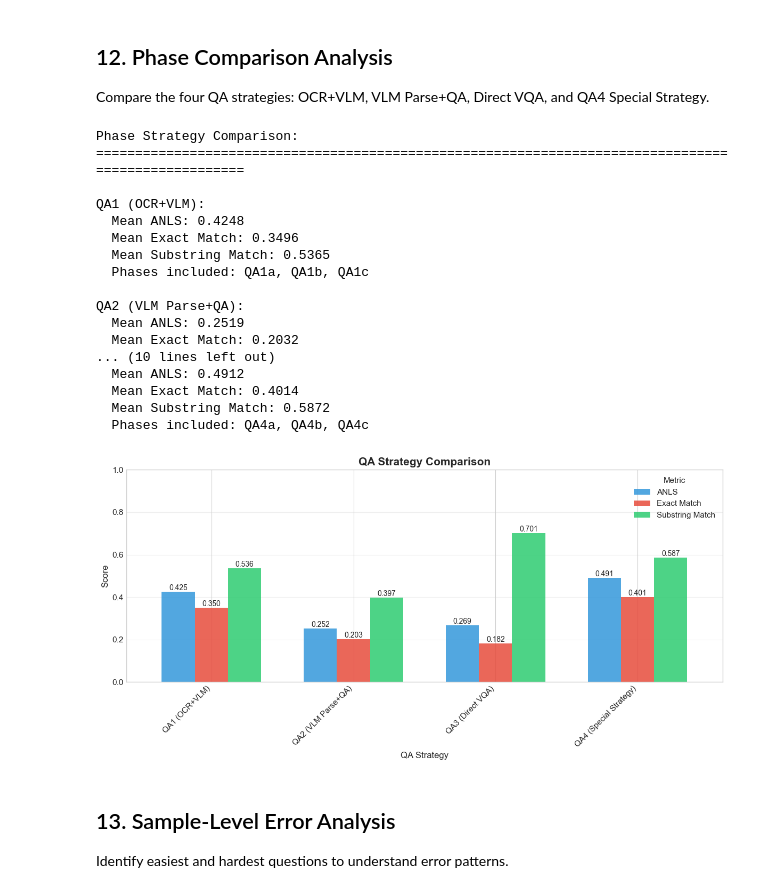
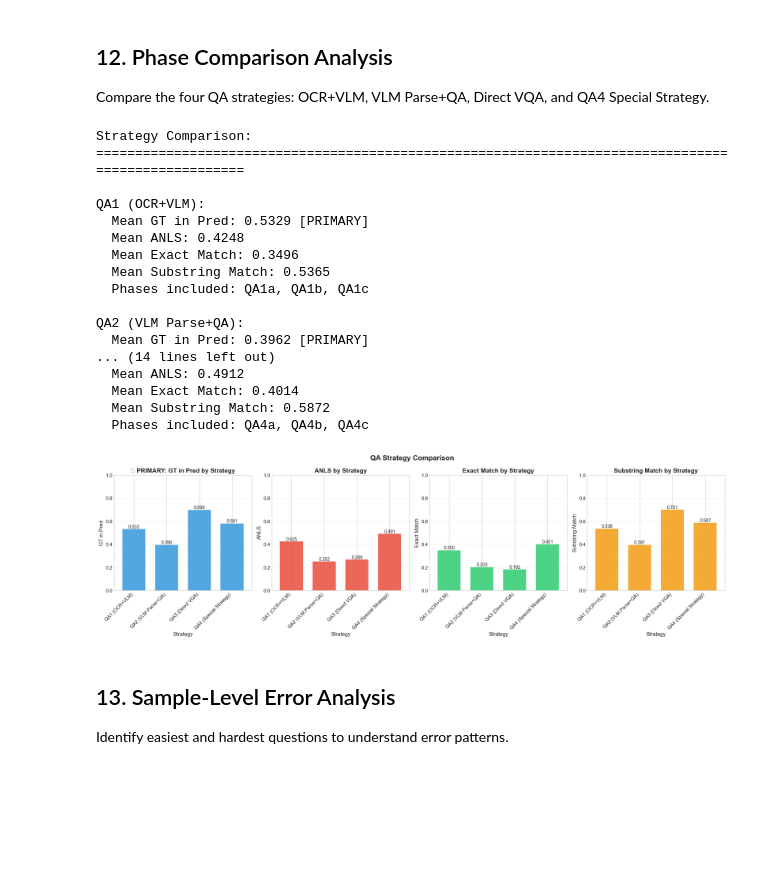
Before and after one commit to kenza-ily/disco, a Jupyter notebook: ocr_vs_vlm/results/4_notebooks/by_dataset/qa_infographicvqa.ipynb, the cells around one changed output. Cells and saved outputs as stored; diff of their text form; code cells hidden in the pictures; blank space fills up the shorter version.

```diff
--- a/ocr_vs_vlm/results/4_notebooks/by_dataset/qa_infographicvqa.ipynb
+++ b/ocr_vs_vlm/results/4_notebooks/by_dataset/qa_infographicvqa.ipynb
@@ -837,7 +882,7 @@ print("Calculating per-sample metrics for box plots (using only valid rows)...")
 for phase, df in phase_dfs.items():
     pred_cols = [col for col in df.columns if col.startswith('prediction_')]
 
-    for pred_col in tqdm(pred_cols, desc=f"Phase {phase}", leave=False):
+    for pred_col in tqdm(pred_cols, desc=f"Strategy {phase}", leave=False):
         model = pred_col.replace('prediction_', '')
         err_col = f'error_{model}'
 
@@ -853,7 +898,7 @@ for phase, df in phase_dfs.items():
             )
 
             sample_metrics_data.append({
-                'Phase': phase,
+                'Strategy': phase,
                 'Model': model,
                 'GT in Pred': metrics['gt_in_pred'],  # PRIMARY METRIC
                 'ANLS': metrics['anls'],
@@ -881,7 +926,7 @@ for idx, metric in enumerate(metrics_for_boxplot):
         ordered=True
     )
 
-    sns.boxplot(data=sample_metrics_df_sorted, x='Model', y=metric, hue='Phase', ax=ax, palette='Set2')
+    sns.boxplot(data=sample_metrics_df_sorted, x='Model', y=metric, hue='Strategy', ax=ax, palette='Set2')
 
     # Emphasize primary metric
     title_prefix = "🎯 PRIMARY: " if metric == 'GT in Pred' else ""
@@ -892,7 +937,7 @@ for idx, metric in enumerate(metrics_for_boxplot):
     ax.set_ylabel(metric, fontsize=13)
     ax.set_xticklabels([get_model_display_name(t.get_text()) for t in ax.get_xticklabels()], rotation=45, ha='right')
     ax.grid(axis='y', alpha=0.3, linestyle='--')
-    ax.legend(title='Phase', loc='best')
+    ax.legend(title='Strategy', loc='best')
 
 # Hide last subplot if not needed
 if len(metrics_for_boxplot) < 6:
@@ -1240,6 +1497,8 @@ QA2 (VLM Parse+QA):
 
 Compare the four QA strategies: OCR+VLM, VLM Parse+QA, Direct VQA, and QA4 Special Strategy.
 # %%
+from matplotlib.container import BarContainer
+
 # Group phases by strategy (INCLUDING QA4)
 phase_groups = {
     'QA1 (OCR+VLM)': ['QA1a', 'QA1b', 'QA1c'],
@@ -1248,71 +1507,82 @@ phase_groups = {
     'QA4 (Special Strategy)': ['QA4a', 'QA4b', 'QA4c']
 }
 
-print("\nPhase Strategy Comparison:")
+print("\nStrategy Comparison:")
 print("=" * 100)
 
 strategy_results = []
 for group_name, phases in phase_groups.items():
     group_data = summary_df[summary_df['Phase'].isin(phases)]
     if len(group_data) > 0:
+        avg_gt_in_pred = group_data['GT in Pred'].mean()  # PRIMARY METRIC
         avg_anls = group_data['ANLS'].mean()
         avg_em = group_data['Exact Match'].mean()
         avg_substring = group_data['Substring Match'].mean()
 
         print(f"\n{group_name}:")
+        print(f"  Mean GT in Pred: {avg_gt_in_pred:.4f} [PRIMARY]")
         print(f"  Mean ANLS: {avg_anls:.4f}")
         print(f"  Mean Exact Match: {avg_em:.4f}")
         print(f"  Mean Substring Match: {avg_substring:.4f}")
         print(f"  Phases included: {', '.join(phases)}")
 
         strategy_results.append({
             'Strategy': group_name,
+            'GT in Pred': avg_gt_in_pred,  # PRIMARY METRIC FIRST
             'ANLS': avg_anls,
             'Exact Match': avg_em,
             'Substring Match': avg_substring
         })
 
-# Visualize strategy comparison
+# Visualize strategy comparison - separate plots for each metric
 if strategy_results:
     strategy_df = pd.DataFrame(strategy_results)
 
-    fig, ax = plt.subplots(figsize=(12, 6))
-    strategy_df.set_index('Strategy')[['ANLS', 'Exact Match', 'Substring Match']].plot(
-        kind='bar', ax=ax, color=['#3498db', '#e74c3c', '#2ecc71'], alpha=0.85, width=0.7
-    )
-    ax.set_title('QA Strategy Comparison', fontsize=15, fontweight='bold')
-    ax.set_xlabel('QA Strategy', fontsize=12)
-    ax.set_ylabel('Score', fontsize=12)
-    ax.legend(title='Metric', loc='best', fontsize=11)
-    ax.grid(axis='y', alpha=0.3)
-    ax.set_xticklabels(ax.get_xticklabels(), rotation=45, ha='right')
-    ax.set_ylim(0, 1.0)
+    metrics = ['GT in Pred', 'ANLS', 'Exact Match', 'Substring Match']  # PRIMARY METRIC FIRST
+    colors = ['#3498db', '#e74c3c', '#2ecc71', '#f39c12']
 
-    # Add value labels
-    for container in ax.containers:
-        ax.bar_label(container, fmt='%.3f', fontsize=10)
+    fig, axes = plt.subplots(1, 4, figsize=(20, 6))
 
+    for idx, metric in enumerate(metrics):
+        ax = axes[idx]
+        strategy_df.set_index('Strategy')[metric].plot(
+            kind='bar', ax=ax, color=colors[idx], alpha=0.85, width=0.7
+        )
+        title_prefix = "🎯 PRIMARY: " if metric == 'GT in Pred' else ""
+        ax.set_title(f'{title_prefix}{metric} by Strategy', fontsize=14, fontweight='bold')
+        ax.set_xlabel('Strategy', fontsize=12)
+        ax.set_ylabel(metric, fontsize=12)
+        ax.grid(axis='y', alpha=0.3)
+        ax.set_xticklabels(ax.get_xticklabels(), rotation=45, ha='right')
+        ax.set_ylim(0, 1.0)
+
+        # Add value labels
+        for container in ax.containers:
+            if isinstance(container, BarContainer):
+                ax.bar_label(container, fmt='%.3f', fontsize=10)
+
+    plt.suptitle('QA Strategy Comparison', fontsize=16, fontweight='bold')
     plt.tight_layout()
     plt.show()
 # %% [output]
-Phase Strategy Comparison:
+Strategy Comparison:
 ====================================================================================================
 
 QA1 (OCR+VLM):
+  Mean GT in Pred: 0.5329 [PRIMARY]
   Mean ANLS: 0.4248
   Mean Exact Match: 0.3496
   Mean Substring Match: 0.5365
   Phases included: QA1a, QA1b, QA1c
 
 QA2 (VLM Parse+QA):
-  Mean ANLS: 0.2519
-  Mean Exact Match: 0.2032
-... (10 lines left out)
+  Mean GT in Pred: 0.3962 [PRIMARY]
+... (14 lines left out)
   Mean ANLS: 0.4912
   Mean Exact Match: 0.4014
   Mean Substring Match: 0.5872
   Phases included: QA4a, QA4b, QA4c
-[figure, old version]
+[figure, new version]
 # %% [markdown]
 ## 13. Sample-Level Error Analysis
 
```
Also changed, not shown: parts of 13 cells of this notebook, 27 other files.
